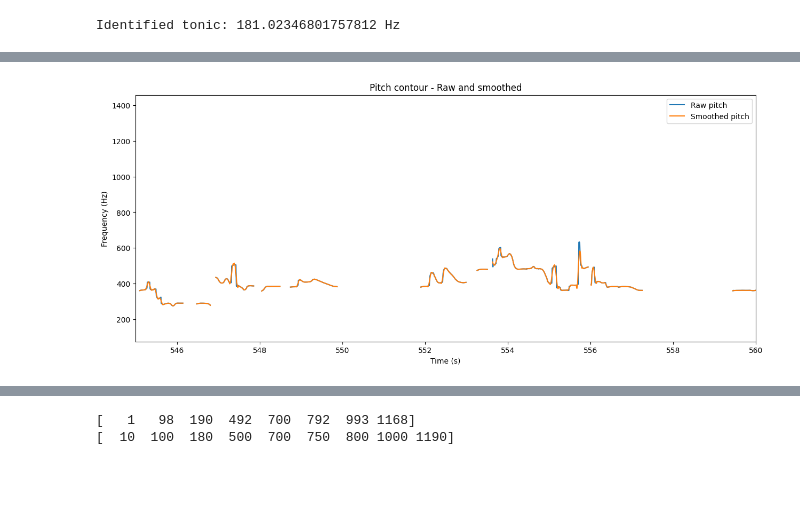
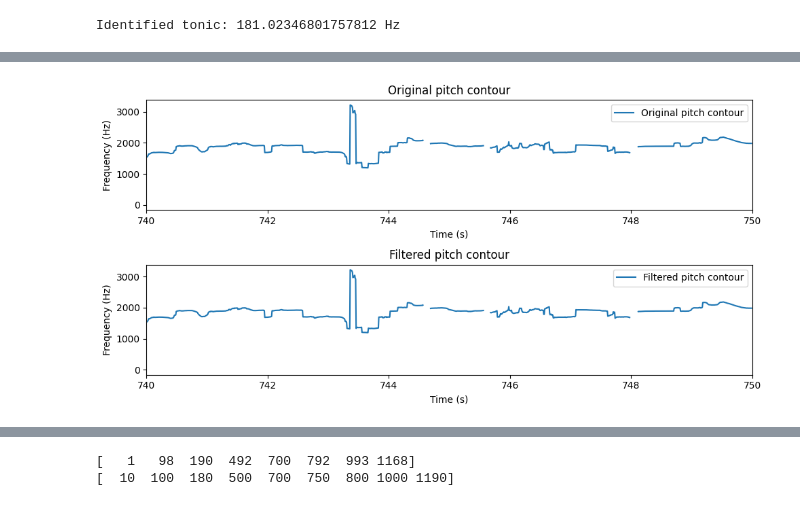
Before and after one commit to root2pk/masters-thesis, a Jupyter notebook: main.ipynb, the cells around one changed output, grey strips where cells are left out. Saved outputs shown, nothing was run; the diff lists cells and outputs as text; code cells hidden in the pictures; blank space fills up the shorter version.

```diff
--- a/main.ipynb
+++ b/main.ipynb
@@ -80,18 +76,30 @@ plt.show()
-# %%
-cents = u.hz_to_cents(f0, tonic)
-window_ms = 101
-window_size = u.ms_to_samples(window_ms, 133) + 2
-savgol = u.savitsky_golay_filter(f0, window_size=window_size, order=2)
-times = np.linspace(0, len(y)/sr, len(f0))
-
-plt.figure(figsize=(15, 6))
-plt.plot(times, np.where(f0>0, f0, np.nan), label='Raw pitch')
-plt.plot(times, np.where(f0>0, savgol, np.nan), label='Smoothed pitch')
-plt.legend()
-plt.xlabel('Time (s)')
-plt.ylabel('Frequency (Hz)')
-plt.xlim([545, 560])
-plt.title('Pitch contour - Raw and smoothed')
-plt.show()
-# %% [output]
-[figure, removed]
+# %%
+f0_filt = f0.copy()
+threshold = bin_edges[peaks[0]]
+for i in range(len(voiced_segments)):
+    if median_conf[i] < threshold:
+        start = voiced_segments[i][0]
+        end = voiced_segments[i][1] + 1
+        f0_filt[start:end] = 0
+# %%
+t1 = 740
+t2 = 750
+plt.figure(figsize=(10, 5))
+plt.subplot(2, 1, 1)
+plt.plot(times, u.hz_to_cents(f0, tonic), label = "Original pitch contour")
+plt.xlabel("Time (s)")
+plt.ylabel("Frequency (Hz)")
+plt.title("Original pitch contour")
+plt.xlim(t1, t2)
+plt.legend()
+plt.subplot(2, 1, 2)
+plt.plot(times, u.hz_to_cents(f0_filt, tonic), label = "Filtered pitch contour")
+plt.xlabel("Time (s)")
+plt.ylabel("Frequency (Hz)")
+plt.title("Filtered pitch contour")
+plt.legend()
+plt.xlim(t1, t2)
+plt.tight_layout()
+plt.show()
+# %% [output]
+[figure, added]
```
Also changed, not shown: parts of 24 cells of this notebook, 11 other files.
